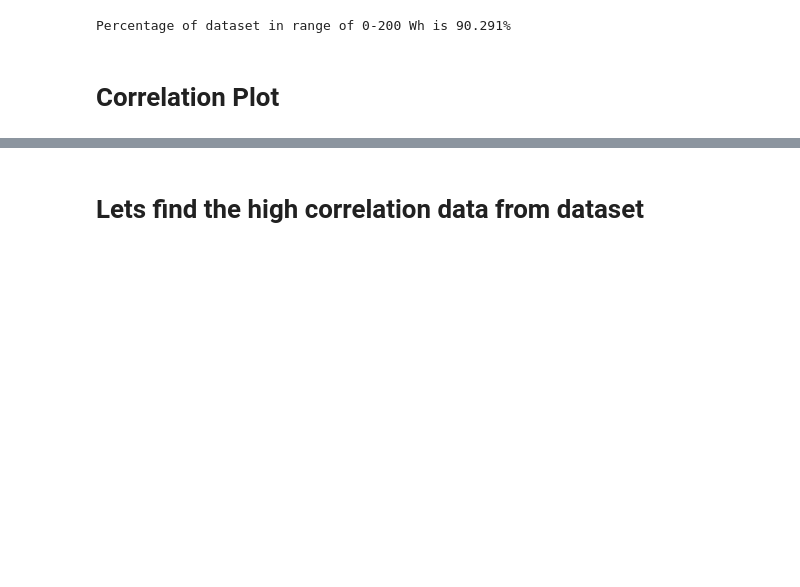
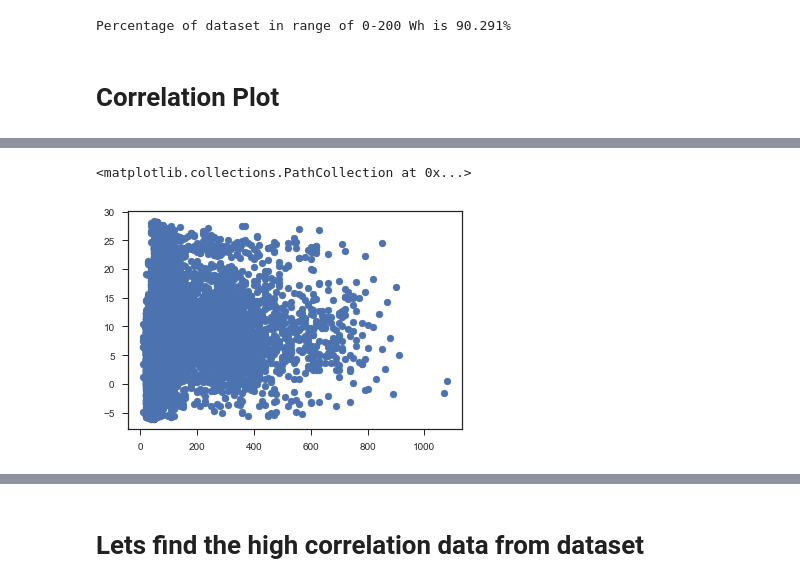
Before and after one commit to arijitsinha80/Springboard, a Jupyter notebook: Project/Capstoneproject_Phase2.ipynb, the cells around one changed output, grey strips where cells are left out. Cells and saved outputs as stored; diff of their text form; code cells hidden in the pictures; blank space fills up the shorter version.

```diff
--- a/Project/Capstoneproject_Phase2.ipynb
+++ b/Project/Capstoneproject_Phase2.ipynb
@@ -123,0 +136,5 @@ sns.heatmap(dfmerge_corr,
+# %%
+plt.scatter(dfmerge["appliances"], dfmerge["t6"])
+# %% [output]
+<matplotlib.collections.PathCollection at 0x...>
+[figure, added]
```
Also changed, not shown: parts of 12 cells of this notebook.
